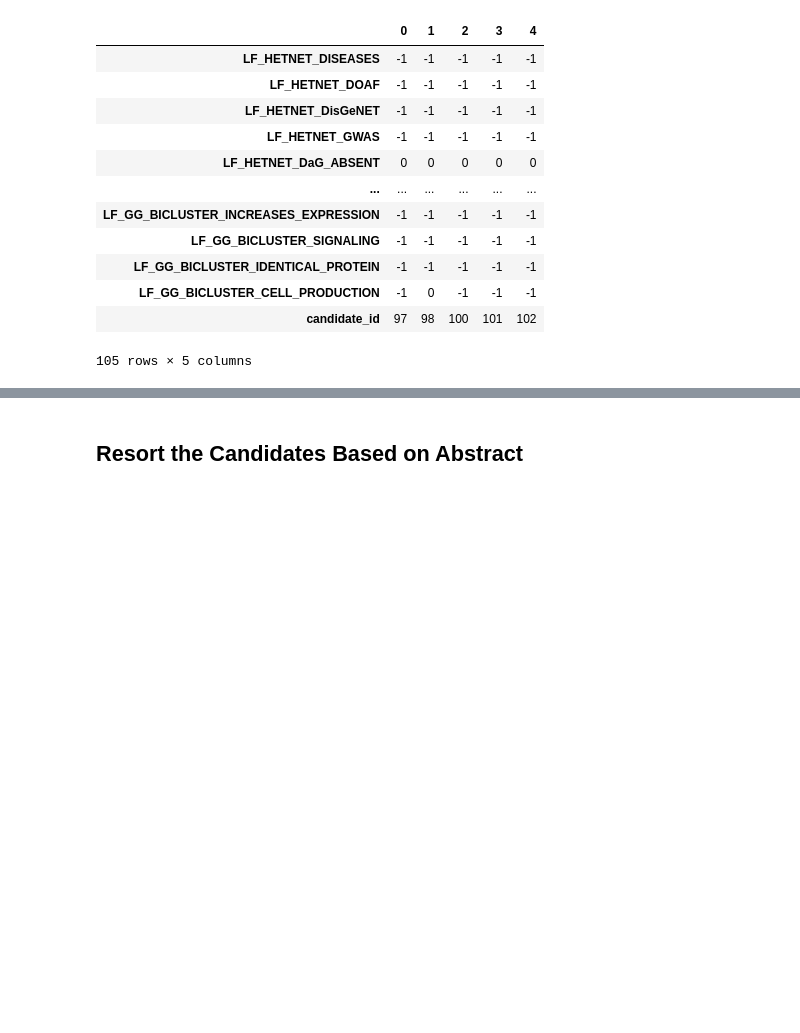
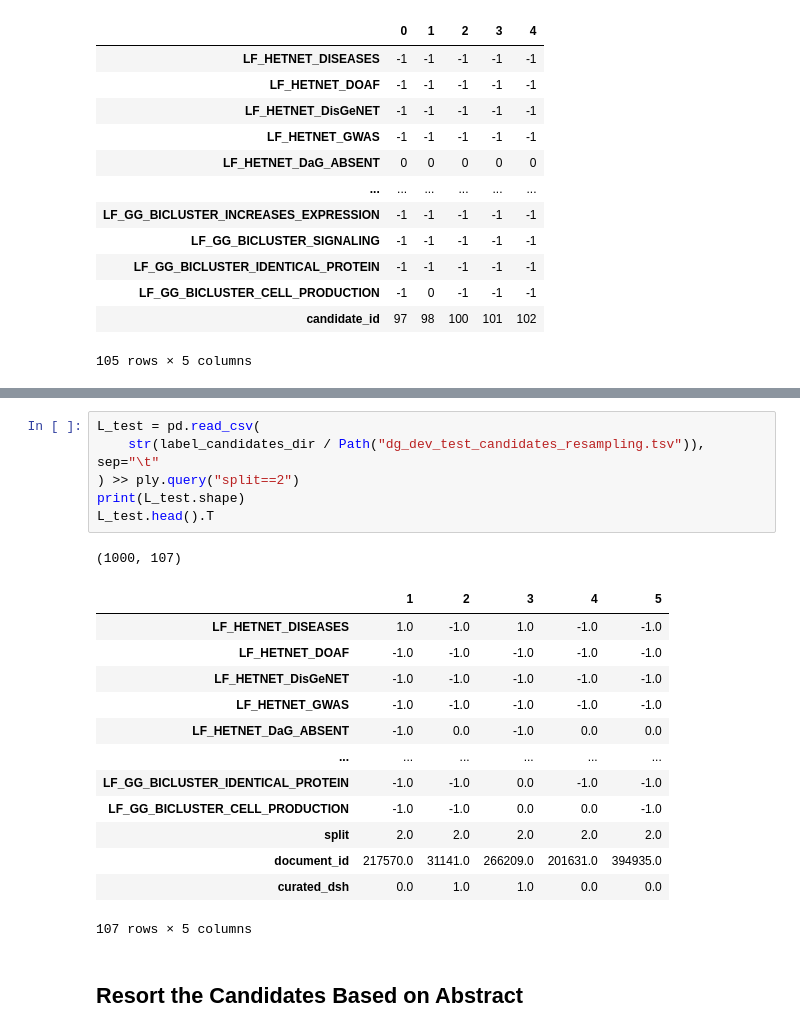
Before and after one commit to greenelab/snorkeling-full-text, a Jupyter notebook: generative_model_training/02_generative_model_resampling_dag.ipynb, the cells around one changed output, grey strips where cells are left out. Drawn from its saved outputs; the diff is of its cells as text; blank space fills up the shorter version.

```diff
--- a/generative_model_training/02_generative_model_resampling_dag.ipynb
+++ b/generative_model_training/02_generative_model_resampling_dag.ipynb
@@ -96,6 +96,27 @@ L_dev.head().T
 | document_id | 23520.0 | 629602.0 | 993337.0 | 1434797.0 | 1350353.0 |
 | curated_dsh | 1.0 | 0.0 | 1.0 | 1.0 | 1.0 |
 107 rows × 5 columns
+# %%
+L_test = pd.read_csv(
+    str(label_candidates_dir / Path("dg_dev_test_candidates_resampling.tsv")), sep="\t"
+) >> ply.query("split==2")
+print(L_test.shape)
+L_test.head().T
+# %% [output]
+(1000, 107)
+|  | 1 | 2 | 3 | 4 | 5 |
+| LF_HETNET_DISEASES | 1.0 | -1.0 | 1.0 | -1.0 | -1.0 |
+| LF_HETNET_DOAF | -1.0 | -1.0 | -1.0 | -1.0 | -1.0 |
+| LF_HETNET_DisGeNET | -1.0 | -1.0 | -1.0 | -1.0 | -1.0 |
+| LF_HETNET_GWAS | -1.0 | -1.0 | -1.0 | -1.0 | -1.0 |
+| LF_HETNET_DaG_ABSENT | -1.0 | 0.0 | -1.0 | 0.0 | 0.0 |
+| ... | ... | ... | ... | ... | ... |
+| LF_GG_BICLUSTER_IDENTICAL_PROTEIN | -1.0 | -1.0 | 0.0 | -1.0 | -1.0 |
+| LF_GG_BICLUSTER_CELL_PRODUCTION | -1.0 | -1.0 | 0.0 | 0.0 | -1.0 |
+| split | 2.0 | 2.0 | 2.0 | 2.0 | 2.0 |
+| document_id | 217570.0 | 31141.0 | 266209.0 | 201631.0 | 394935.0 |
+| curated_dsh | 0.0 | 1.0 | 1.0 | 0.0 | 0.0 |
+107 rows × 5 columns
 # %% [markdown]
 ## Resort the Candidates Based on Abstract
 # %%
```
Also changed, not shown: parts of 15 cells of this notebook, 6 other files.
